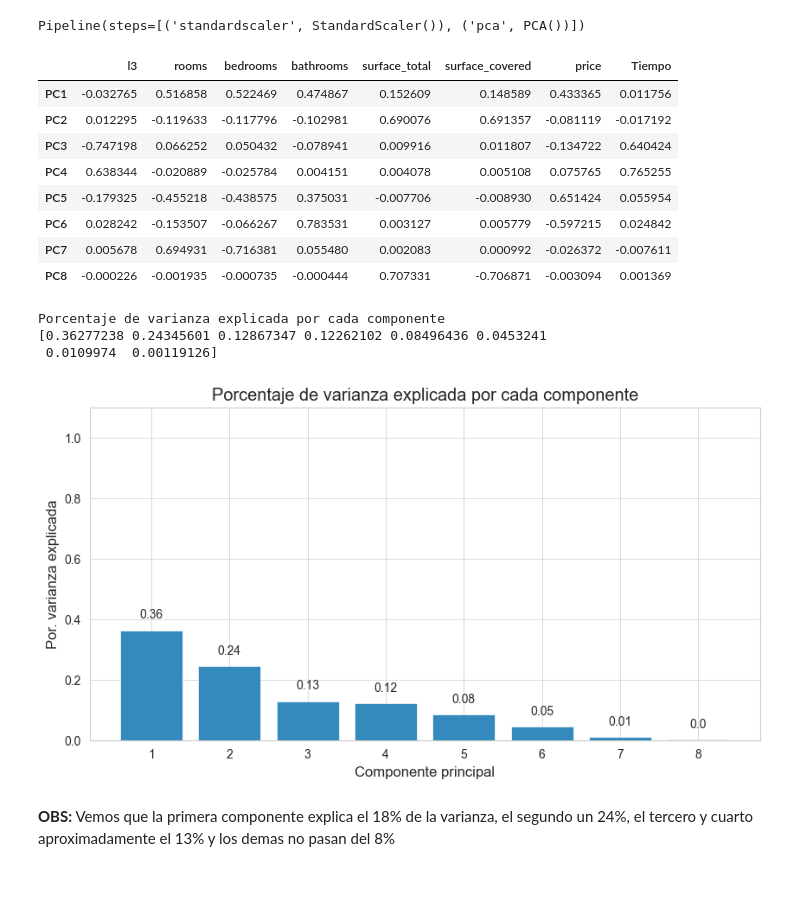
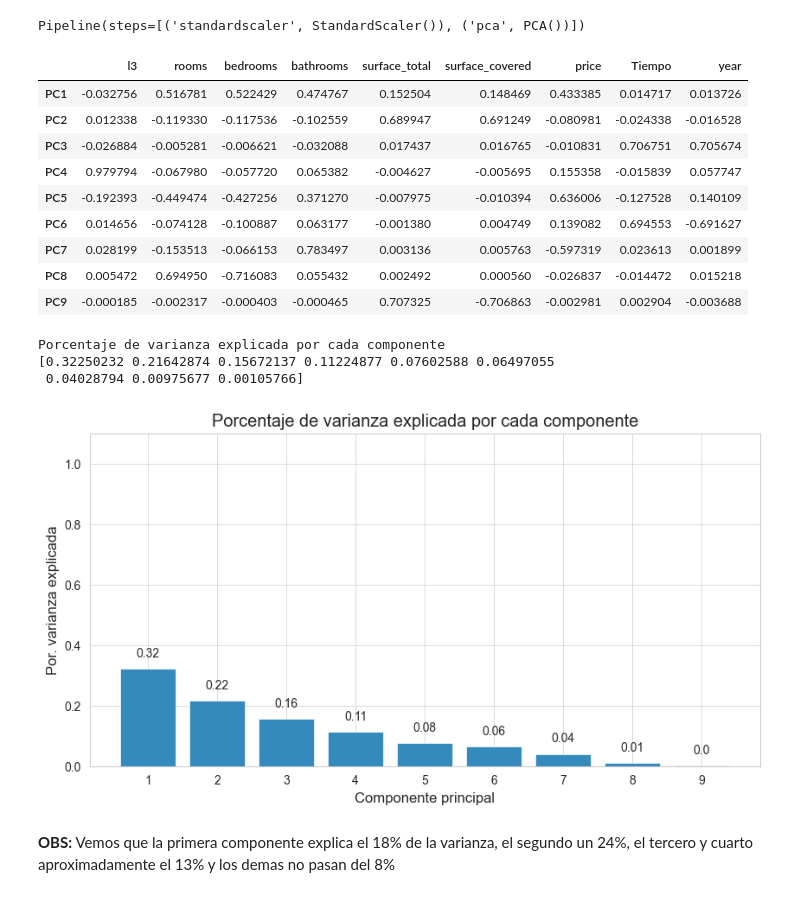
Before and after one commit to Jmgaz/Proyecto_Final_Data_Science, a Jupyter notebook: PrimeraEntrega_Carsillo+Rodriguez.ipynb, the cells around one changed output. Cells and saved outputs as stored; diff of their text form; code cells hidden in the pictures.

```diff
--- a/PrimeraEntrega_Carsillo+Rodriguez.ipynb
+++ b/PrimeraEntrega_Carsillo+Rodriguez.ipynb
@@ -271,6 +275,8 @@ Index(['id', 'start_date', 'end_date', 'created_on', 'lat', 'lon', 'l2', 'l3',
 # %%
 df['Tiempo'] = (df['end_date'] - df['start_date']) / np.timedelta64(1,'D')
 df['Tiempo'] = df['Tiempo'].astype(int)
+# %%
+df['year'] = df['end_date'].dt.year
 # %% [markdown]
 ## Sección 5 - EDA (análisis univariado, bivariado y multivariado)
 # %%
@@ -678,21 +715,22 @@ Pipeline(steps=[('standardscaler', StandardScaler()), ('pca', PCA())])
 # %%
 # Se combierte el array a dataframe para añadir nombres a los ejes.
 pd.DataFrame(
     data    = modelo_pca.components_,
     columns = df_1.columns,
     index   = ['PC1', 'PC2', 'PC3', 'PC4', 'PC5', 'PC6',
-              'PC7', 'PC8']
+              'PC7', 'PC8','PC9']
 )
 # %% [output]
-|  | l3 | rooms | bedrooms | bathrooms | surface_total | surface_covered | price | Tiempo |
-| PC1 | -0.032765 | 0.516858 | 0.522469 | 0.474867 | 0.152609 | 0.148589 | 0.433365 | 0.011756 |
-| PC2 | 0.012295 | -0.119633 | -0.117796 | -0.102981 | 0.690076 | 0.691357 | -0.081119 | -0.017192 |
-| PC3 | -0.747198 | 0.066252 | 0.050432 | -0.078941 | 0.009916 | 0.011807 | -0.134722 | 0.640424 |
-| PC4 | 0.638344 | -0.020889 | -0.025784 | 0.004151 | 0.004078 | 0.005108 | 0.075765 | 0.765255 |
-| PC5 | -0.179325 | -0.455218 | -0.438575 | 0.375031 | -0.007706 | -0.008930 | 0.651424 | 0.055954 |
-| PC6 | 0.028242 | -0.153507 | -0.066267 | 0.783531 | 0.003127 | 0.005779 | -0.597215 | 0.024842 |
-| PC7 | 0.005678 | 0.694931 | -0.716381 | 0.055480 | 0.002083 | 0.000992 | -0.026372 | -0.007611 |
-| PC8 | -0.000226 | -0.001935 | -0.000735 | -0.000444 | 0.707331 | -0.706871 | -0.003094 | 0.001369 |
+|  | l3 | rooms | bedrooms | bathrooms | surface_total | surface_covered | price | Tiempo | year |
+| PC1 | -0.032756 | 0.516781 | 0.522429 | 0.474767 | 0.152504 | 0.148469 | 0.433385 | 0.014717 | 0.013726 |
+| PC2 | 0.012338 | -0.119330 | -0.117536 | -0.102559 | 0.689947 | 0.691249 | -0.080981 | -0.024338 | -0.016528 |
+| PC3 | -0.026884 | -0.005281 | -0.006621 | -0.032088 | 0.017437 | 0.016765 | -0.010831 | 0.706751 | 0.705674 |
+| PC4 | 0.979794 | -0.067980 | -0.057720 | 0.065382 | -0.004627 | -0.005695 | 0.155358 | -0.015839 | 0.057747 |
+| PC5 | -0.192393 | -0.449474 | -0.427256 | 0.371270 | -0.007975 | -0.010394 | 0.636006 | -0.127528 | 0.140109 |
+| PC6 | 0.014656 | -0.074128 | -0.100887 | 0.063177 | -0.001380 | 0.004749 | 0.139082 | 0.694553 | -0.691627 |
+| PC7 | 0.028199 | -0.153513 | -0.066153 | 0.783497 | 0.003136 | 0.005763 | -0.597319 | 0.023613 | 0.001899 |
+| PC8 | 0.005472 | 0.694950 | -0.716083 | 0.055432 | 0.002492 | 0.000560 | -0.026837 | -0.014472 | 0.015218 |
+| PC9 | -0.000185 | -0.002317 | -0.000403 | -0.000465 | 0.707325 | -0.706863 | -0.002981 | 0.002904 | -0.003688 |
 # %%
 print('Porcentaje de varianza explicada por cada componente')
 print(modelo_pca.explained_variance_ratio_)
@@ -708,9 +746,9 @@ ax.set_xlabel('Componente principal')
 ax.set_ylabel('Por. varianza explicada');
 # %% [output]
 Porcentaje de varianza explicada por cada componente
-[0.36277238 0.24345601 0.12867347 0.12262102 0.08496436 0.0453241
- 0.0109974  0.00119126]
+[0.32250232 0.21642874 0.15672137 0.11224877 0.07602588 0.06497055
+ 0.04028794 0.00975677 0.00105766]
-[figure, old version]
+[figure, new version]
 # %% [markdown]
 **OBS:** Vemos que la primera componente explica el 18% de la varianza, el segundo un 24%, el tercero y cuarto aproximadamente el 13% y los demas no pasan del 8%
 # %%
```
Also changed, not shown: parts of 17 cells of this notebook.
